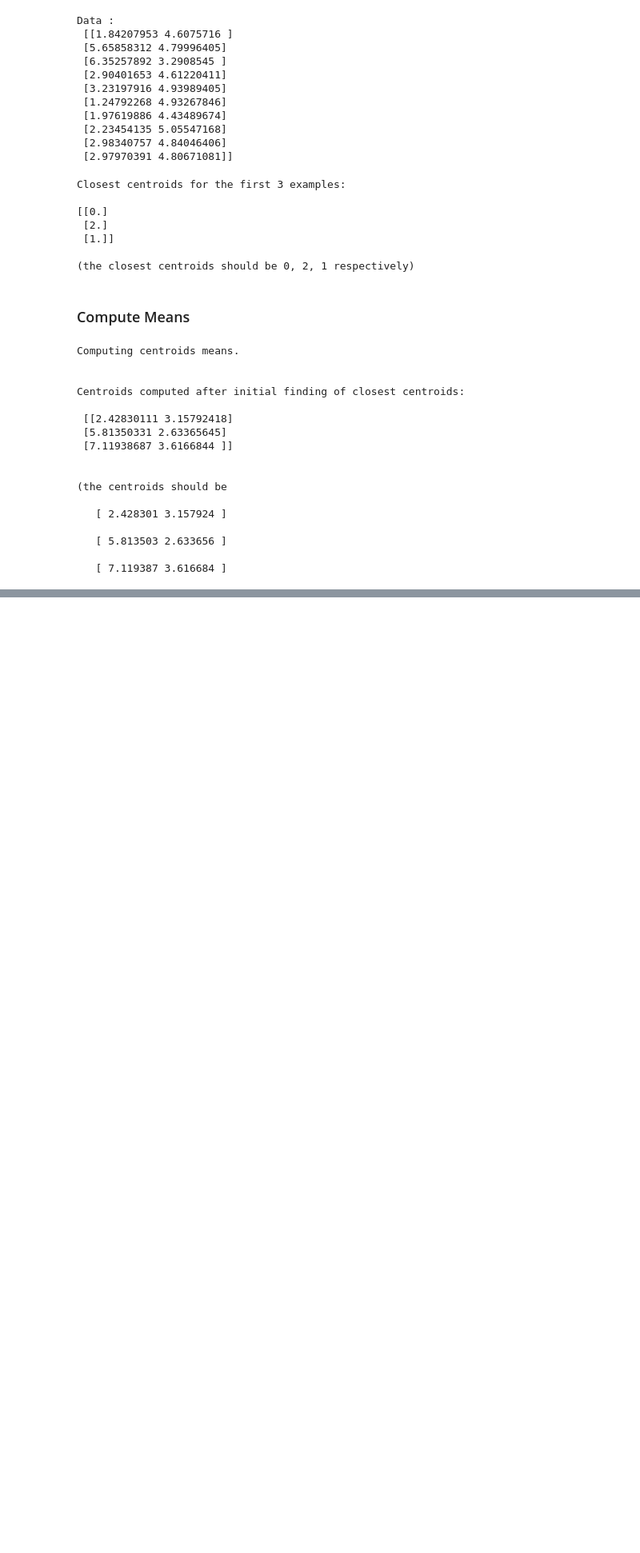
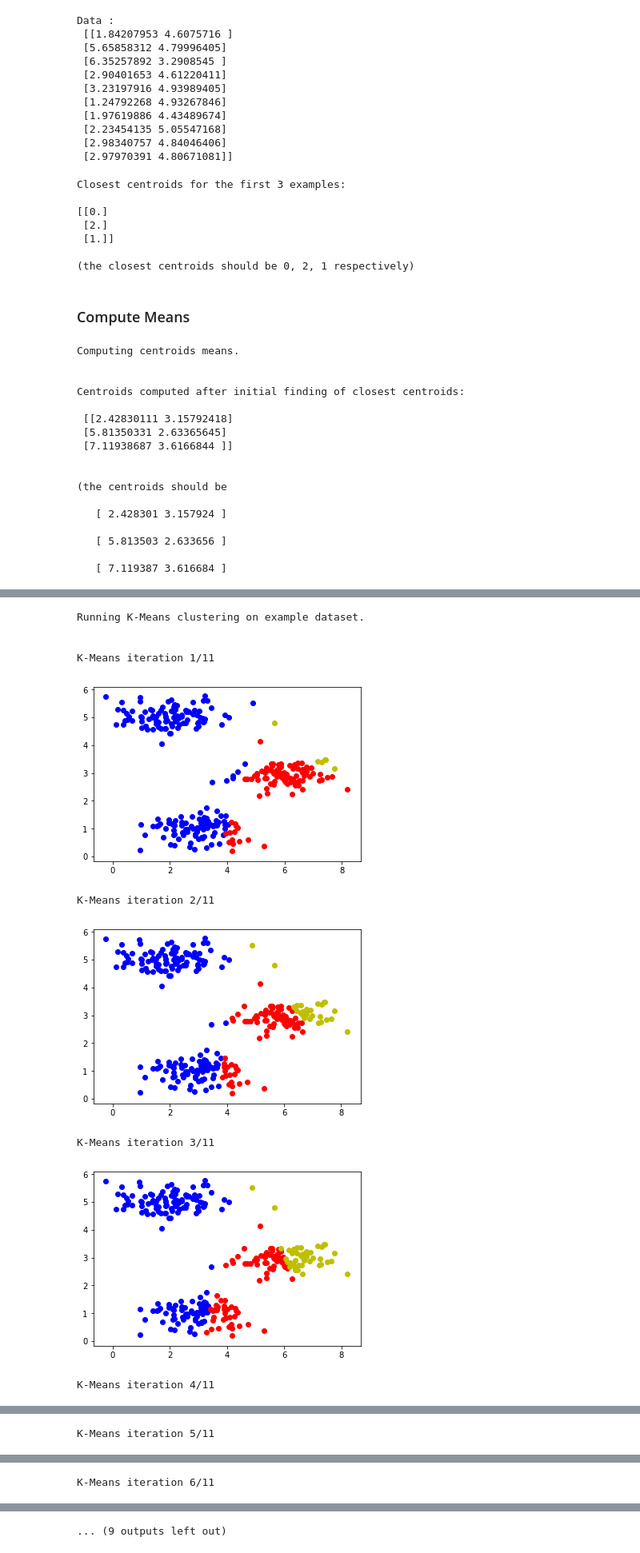
Before and after one commit to ShaneKoNaung/andrewng-coursera-ml-python, a Jupyter notebook: Exercise 7/K-Means Clustering.ipynb, the cells around one changed output, grey strips where cells are left out. Shown: that part at 80% size. Saved outputs shown, nothing was run; the diff lists cells and outputs as text; code cells hidden in the pictures; blank space fills up the shorter version.

```diff
--- a/Exercise 7/K-Means Clustering.ipynb
+++ b/Exercise 7/K-Means Clustering.ipynb
@@ -98,0 +116,36 @@ Centroids computed after initial finding of closest centroids:
+# %%
+def runkMeans(X, initial_centroids, max_iters, plot_progress=True):
+    m = X.shape[0]
+
+    K = initial_centroids.shape[0]
+    centroids = initial_centroids
+
+    for i in range(max_iters):
+
+        print(f'K-Means iteration {i+1}/{max_iters+1}')
+
+        idx = findClosestCentroids(X, centroids)
+
+        if plot_progress:
+
+            plotData(X, idx, centroids)
+
+        centroids = computeCentroids(X, idx, K)
+
+    return centroids, idx
+# %%
+print('\nRunning K-Means clustering on example dataset.\n\n')
+
+[centroids, idx] = runkMeans(X, initial_centroids, 10, True);
+print('\nK-Means Done.\n\n')
+# %% [output]
+Running K-Means clustering on example dataset.
+
+
+K-Means iteration 1/11
+[figure, added]
+K-Means iteration 2/11
+[figure, added]
+K-Means iteration 3/11
+[figure, added]
+K-Means iteration 4/11
@@ -98,0 +153 @@ Centroids computed after initial finding of closest centroids:
+K-Means iteration 5/11
@@ -98,0 +155 @@ Centroids computed after initial finding of closest centroids:
+K-Means iteration 6/11
@@ -98,0 +157 @@ Centroids computed after initial finding of closest centroids:
+... (9 outputs left out)
```
Also changed, not shown: parts of 5 cells of this notebook.
